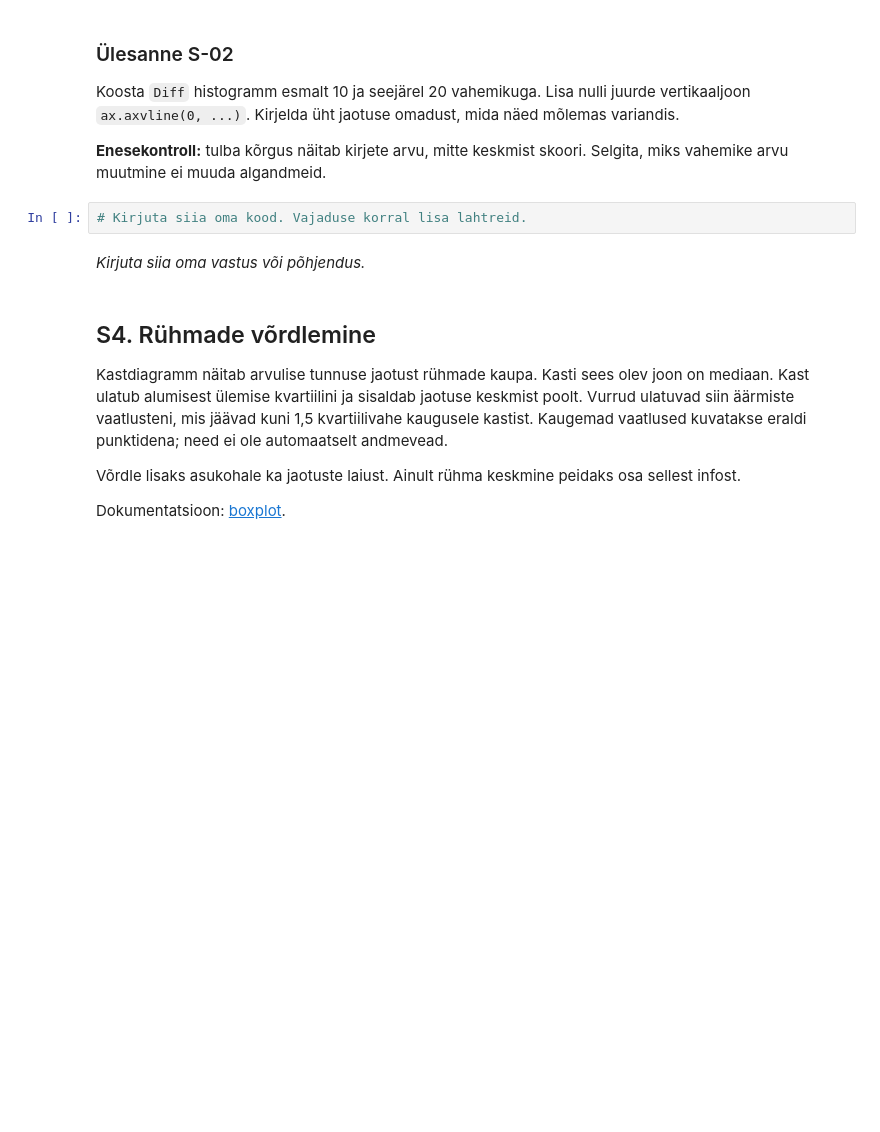
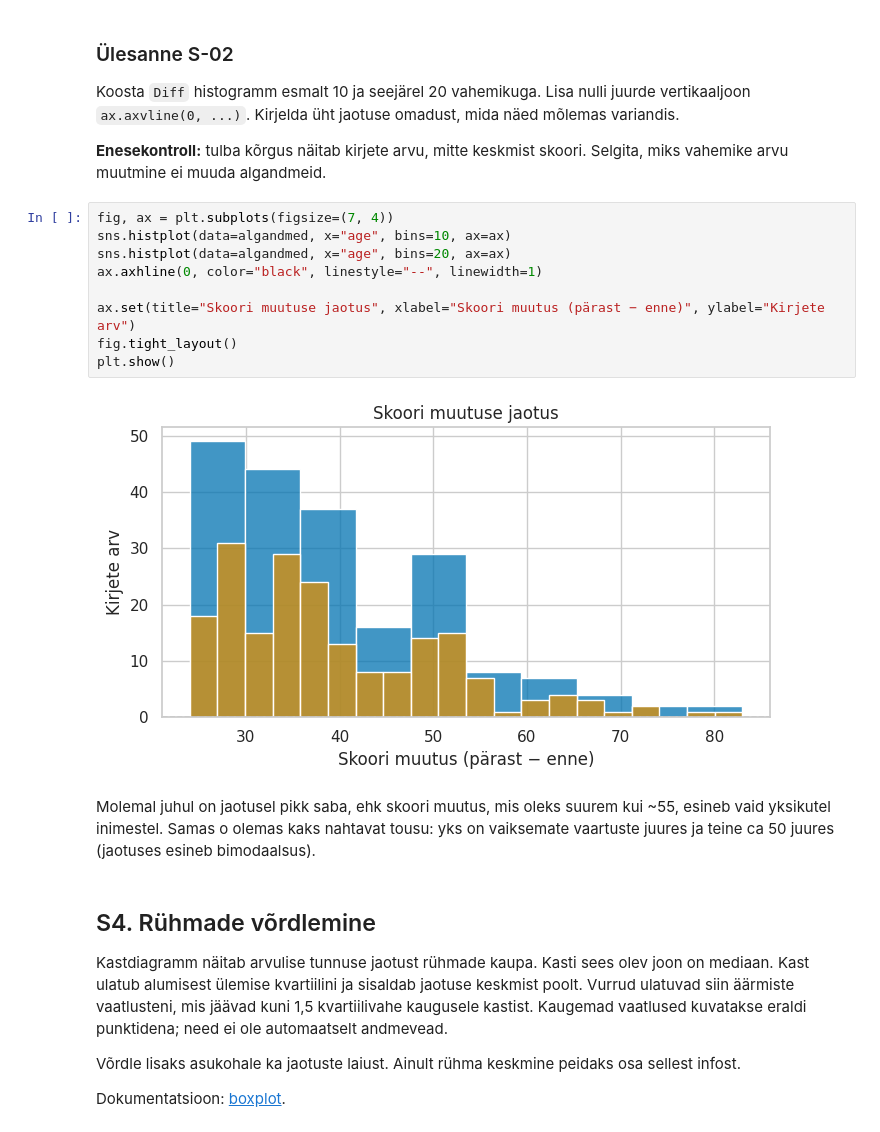
Before and after one commit to tayrych/Tarkvaraarenduse-ja-koodihalduse-alused-LTAT.02.031-, a Jupyter notebook: teemad/python/Seaborn.ipynb, the cells around one changed output. Saved outputs shown, nothing was run; the diff lists cells and outputs as text; blank space fills up the shorter version.

```diff
--- a/teemad/python/Seaborn.ipynb
+++ b/teemad/python/Seaborn.ipynb
@@ -152,9 +152,18 @@ Koosta `Diff` histogramm esmalt 10 ja seejärel 20 vahemikuga. Lisa nulli juurde
 
 **Enesekontroll:** tulba kõrgus näitab kirjete arvu, mitte keskmist skoori. Selgita, miks vahemike arvu muutmine ei muuda algandmeid.
 # %%
-# Kirjuta siia oma kood. Vajaduse korral lisa lahtreid.
+fig, ax = plt.subplots(figsize=(7, 4))
+sns.histplot(data=algandmed, x="age", bins=10, ax=ax)
+sns.histplot(data=algandmed, x="age", bins=20, ax=ax)
+ax.axhline(0, color="black", linestyle="--", linewidth=1)
+
+ax.set(title="Skoori muutuse jaotus", xlabel="Skoori muutus (pärast − enne)", ylabel="Kirjete arv")
+fig.tight_layout()
+plt.show()
+# %% [output]
+[figure, added]
 # %% [markdown]
-*Kirjuta siia oma vastus või põhjendus.*
+Molemal juhul on jaotusel pikk saba, ehk skoori muutus, mis oleks suurem kui ~55, esineb vaid yksikutel inimestel. Samas o olemas kaks nahtavat tousu: yks on vaiksemate vaartuste juures ja teine ca 50 juures (jaotuses esineb bimodaalsus).
 # %% [markdown]
 <a id="s4"></a>
 ## S4. Rühmade võrdlemine
```
Also changed, not shown: parts of 4 cells of this notebook.
